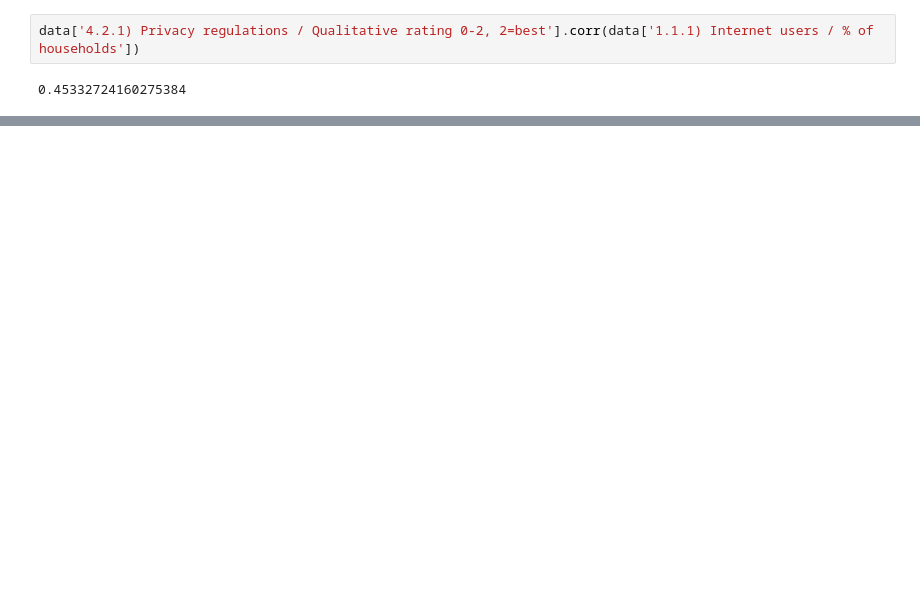
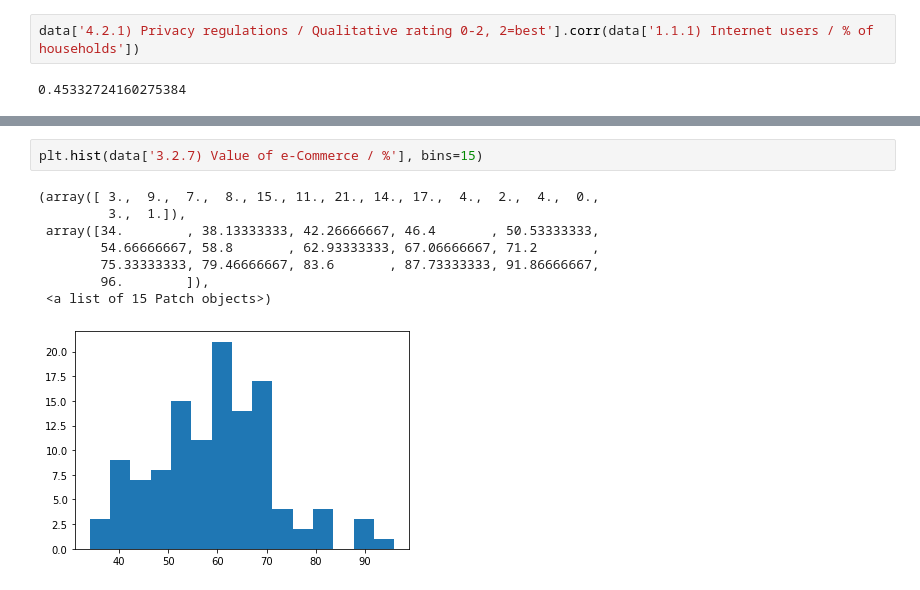
Before and after one commit to tklausner/info2950-project, a Jupyter notebook: INFO2950_Project.ipynb, the cells around one changed output, grey strips where cells are left out. Saved outputs shown, nothing was run; the diff lists cells and outputs as text; blank space fills up the shorter version.

```diff
--- a/INFO2950_Project.ipynb
+++ b/INFO2950_Project.ipynb
@@ -53,0 +63,11 @@ data2[data2['Year'] > 2000]
+# %%
+plt.hist(data['3.2.7) Value of e-Commerce / %'], bins=15)
+# %% [output]
+(array([ 3.,  9.,  7.,  8., 15., 11., 21., 14., 17.,  4.,  2.,  4.,  0.,
+         3.,  1.]),
+ array([34.        , 38.13333333, 42.26666667, 46.4       , 50.53333333,
+        54.66666667, 58.8       , 62.93333333, 67.06666667, 71.2       ,
+        75.33333333, 79.46666667, 83.6       , 87.73333333, 91.86666667,
+        96.        ]),
+ <a list of 15 Patch objects>)
+[figure, added]
```
Also changed, not shown: parts of 10 cells of this notebook.
